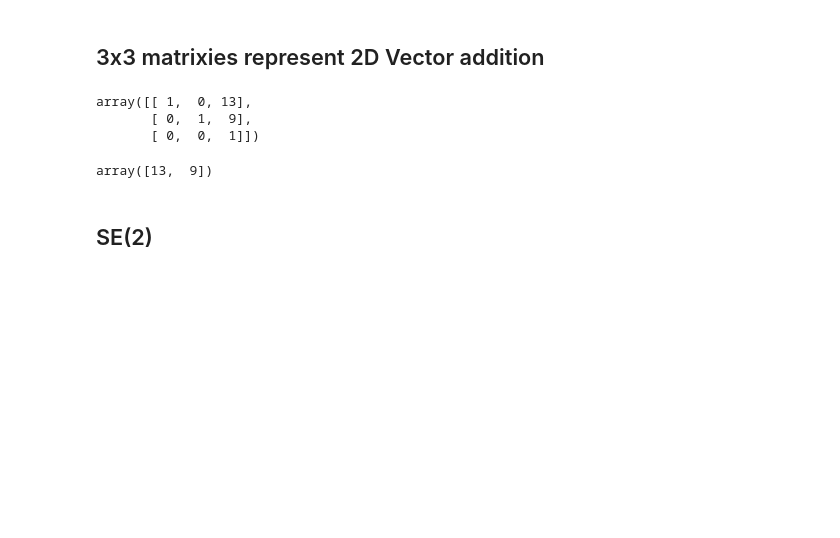
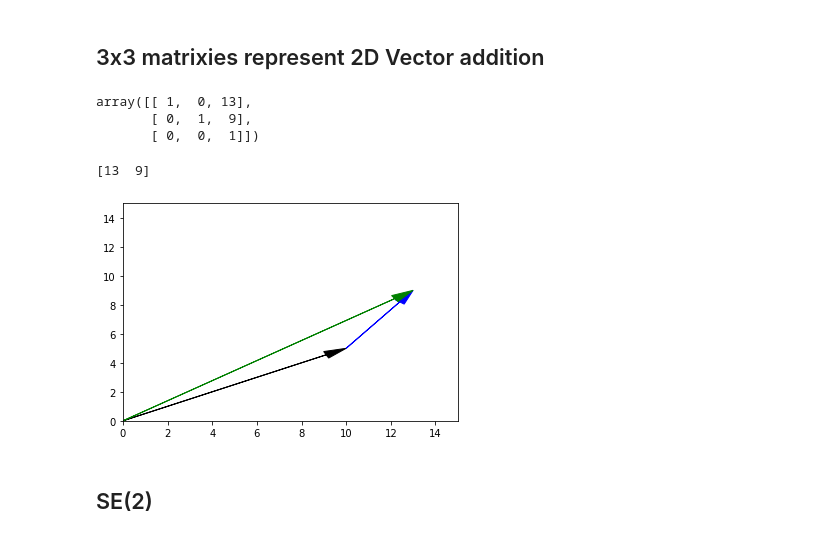
Before and after one commit to JeffreyILipton/ME480, a Jupyter notebook: JupyterNotebooks/Rotations, Translations of Homogenization.ipynb, the cells around one changed output. Saved outputs shown, nothing was run; the diff lists cells and outputs as text; code cells hidden in the pictures; blank space fills up the shorter version.

```diff
--- a/JupyterNotebooks/Rotations, Translations of Homogenization.ipynb
+++ b/JupyterNotebooks/Rotations, Translations of Homogenization.ipynb
@@ -109,18 +181,31 @@ def extract2DVector(M):
     p1 = M[0:2,2]
     return p1
 # %%
-V1 = twoDVectorMatrix((10,5))
-V2 = twoDVectorMatrix((3,4))
+V1 = (10,5)
+V2 = (3,4)
+M1 = twoDVectorMatrix(V1)
+M2 = twoDVectorMatrix(V2)
 
-V1@V2
+M1@M2
 # %% [output]
 array([[ 1,  0, 13],
        [ 0,  1,  9],
        [ 0,  0,  1]])
-# %%
-extract2DVector(V1@V2)
-# %% [output]
-array([13,  9])
+# %%
+V3 = extract2DVector(M1@M2)
+print(V3)
+# %% [output]
+[13  9]
+# %%
+ax = plt.axes()
+ax.arrow(0, 0, V1[0], V1[1], head_width=0.5, head_length=1, fc='k', ec='k',length_includes_head=True)
+ax.arrow(V1[0], V1[1], V2[0], V2[1], head_width=0.5, head_length=1, fc='b', ec='b',length_includes_head=True)
+ax.arrow(0, 0, V3[0], V3[1], head_width=0.5, head_length=1, fc='g', ec='g',length_includes_head=True)
+plt.xlim(0,15)
+plt.ylim(0,15)
+plt.show()
+# %% [output]
+[figure, added]
 # %% [markdown]
 ## SE(2)
 # %%
```
Also changed, not shown: parts of 19 cells of this notebook.
